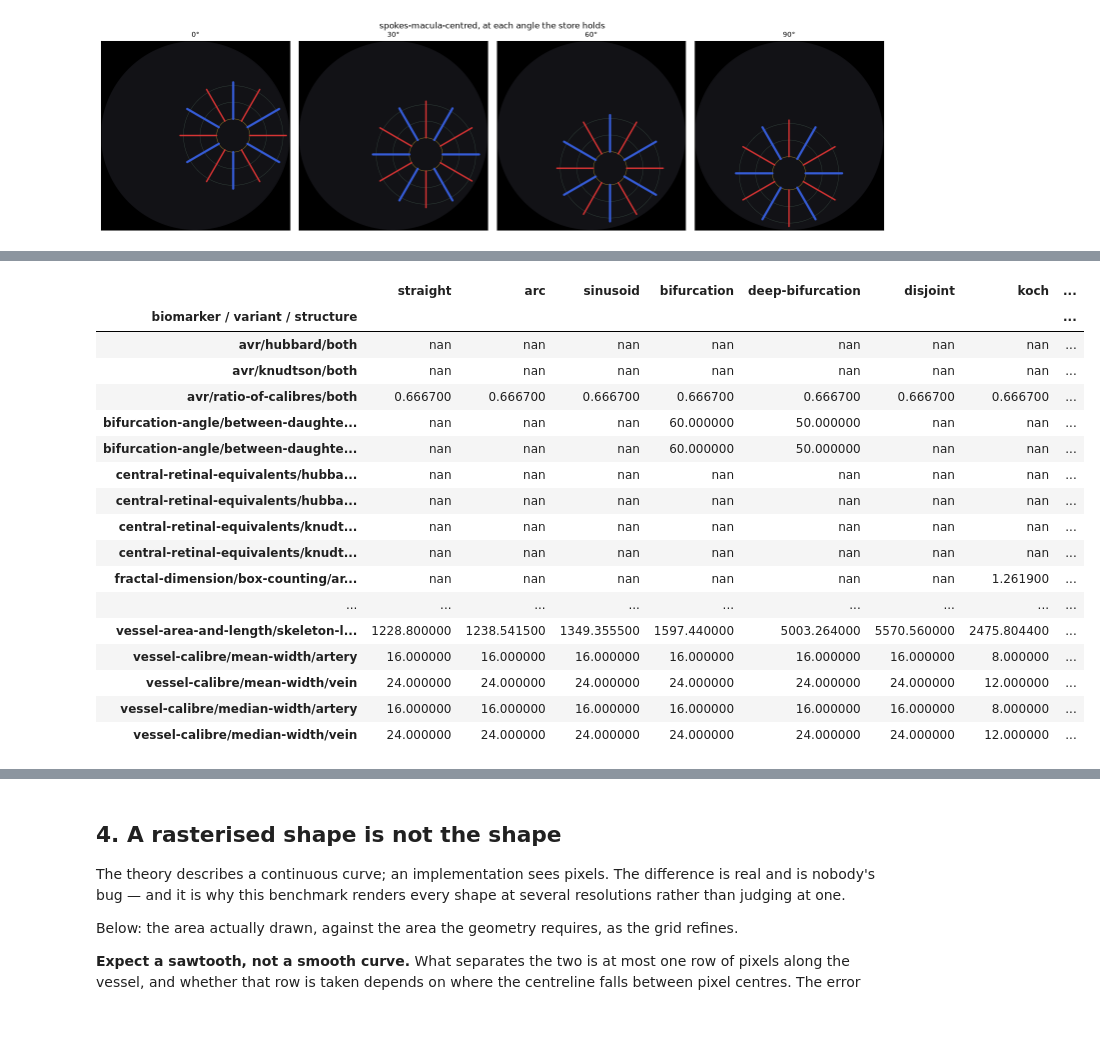
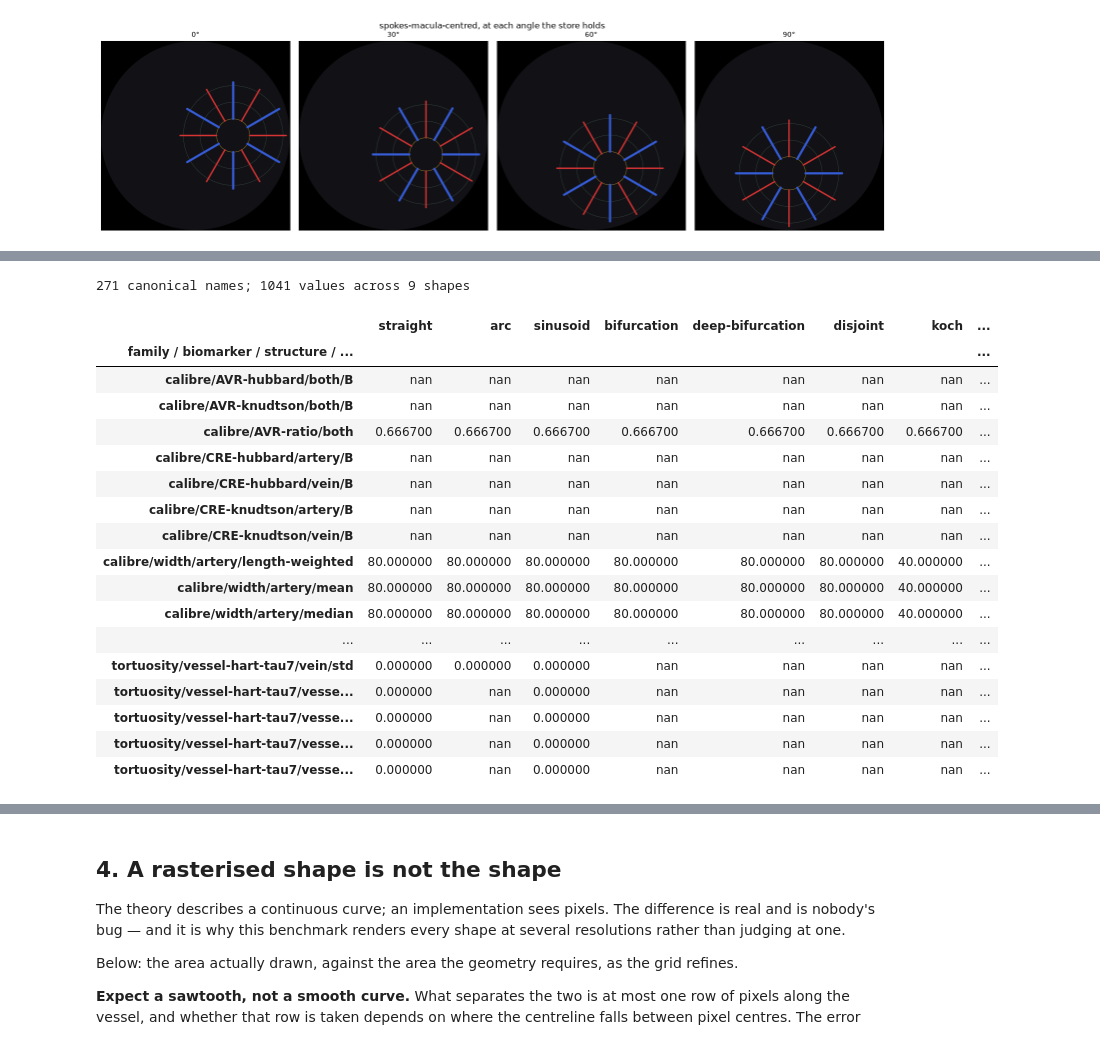
Before and after one commit to staskh/fundus-atlas, a Jupyter notebook: notebooks/biomarker-synthetic-shapes.ipynb, the cells around one changed output, grey strips where cells are left out. Cells and saved outputs as stored; diff of their text form; code cells hidden in the pictures.

```diff
--- a/notebooks/biomarker-synthetic-shapes.ipynb
+++ b/notebooks/biomarker-synthetic-shapes.ipynb
@@ -138,38 +149,40 @@ enough, and the four rotations of each carry the same numbers.
 # %%
 theory = pd.DataFrame(
     {family: truth[f"{family}-{SIDE}-000"] for family in FAMILIES}
 ).sort_index()
-theory.index.name = "biomarker / variant / structure"
+theory.index.name = "family / biomarker / structure / [roi] / [statistic]"
 assert all(
     truth[f"{family}-{SIDE}-{round(angle):03d}"] == truth[f"{family}-{SIDE}-000"]
     for family in FAMILIES
     for angle in ROTATIONS
 ), "a rotation changed what the geometry requires, which it must never do"
+print(f"{len(theory)} canonical names; {int(theory.notna().sum().sum())} values across {len(FAMILIES)} shapes")
 theory.round(4).style.set_table_styles(
     [
         {"selector": "th.row_heading", "props": [("text-align", "left")]},
         {"selector": "th.index_name", "props": [("text-align", "left")]},
     ]
 )
 # %% [output]
+271 canonical names; 1041 values across 9 shapes
 |  | straight | arc | sinusoid | bifurcation | deep-bifurcation | disjoint | koch | ... |
-| biomarker / variant / structure |  |  |  |  |  |  |  | ... |
-| avr/hubbard/both | nan | nan | nan | nan | nan | nan | nan | ... |
-| avr/knudtson/both | nan | nan | nan | nan | nan | nan | nan | ... |
-| avr/ratio-of-calibres/both | 0.666700 | 0.666700 | 0.666700 | 0.666700 | 0.666700 | 0.666700 | 0.666700 | ... |
-| bifurcation-angle/between-daughte... | nan | nan | nan | 60.000000 | 50.000000 | nan | nan | ... |
-| bifurcation-angle/between-daughte... | nan | nan | nan | 60.000000 | 50.000000 | nan | nan | ... |
-| central-retinal-equivalents/hubba... | nan | nan | nan | nan | nan | nan | nan | ... |
-| central-retinal-equivalents/hubba... | nan | nan | nan | nan | nan | nan | nan | ... |
-| central-retinal-equivalents/knudt... | nan | nan | nan | nan | nan | nan | nan | ... |
-| central-retinal-equivalents/knudt... | nan | nan | nan | nan | nan | nan | nan | ... |
-| fractal-dimension/box-counting/ar... | nan | nan | nan | nan | nan | nan | 1.261900 | ... |
+| family / biomarker / structure / ... |  |  |  |  |  |  |  | ... |
+| calibre/AVR-hubbard/both/B | nan | nan | nan | nan | nan | nan | nan | ... |
+| calibre/AVR-knudtson/both/B | nan | nan | nan | nan | nan | nan | nan | ... |
+| calibre/AVR-ratio/both | 0.666700 | 0.666700 | 0.666700 | 0.666700 | 0.666700 | 0.666700 | 0.666700 | ... |
+| calibre/CRE-hubbard/artery/B | nan | nan | nan | nan | nan | nan | nan | ... |
+| calibre/CRE-hubbard/vein/B | nan | nan | nan | nan | nan | nan | nan | ... |
+| calibre/CRE-knudtson/artery/B | nan | nan | nan | nan | nan | nan | nan | ... |
+| calibre/CRE-knudtson/vein/B | nan | nan | nan | nan | nan | nan | nan | ... |
+| calibre/width/artery/length-weighted | 80.000000 | 80.000000 | 80.000000 | 80.000000 | 80.000000 | 80.000000 | 40.000000 | ... |
+| calibre/width/artery/mean | 80.000000 | 80.000000 | 80.000000 | 80.000000 | 80.000000 | 80.000000 | 40.000000 | ... |
+| calibre/width/artery/median | 80.000000 | 80.000000 | 80.000000 | 80.000000 | 80.000000 | 80.000000 | 40.000000 | ... |
 | ... | ... | ... | ... | ... | ... | ... | ... | ... |
-| vessel-area-and-length/skeleton-l... | 1228.800000 | 1238.541500 | 1349.355500 | 1597.440000 | 5003.264000 | 5570.560000 | 2475.804400 | ... |
-| vessel-calibre/mean-width/artery | 16.000000 | 16.000000 | 16.000000 | 16.000000 | 16.000000 | 16.000000 | 8.000000 | ... |
-| vessel-calibre/mean-width/vein | 24.000000 | 24.000000 | 24.000000 | 24.000000 | 24.000000 | 24.000000 | 12.000000 | ... |
-| vessel-calibre/median-width/artery | 16.000000 | 16.000000 | 16.000000 | 16.000000 | 16.000000 | 16.000000 | 8.000000 | ... |
-| vessel-calibre/median-width/vein | 24.000000 | 24.000000 | 24.000000 | 24.000000 | 24.000000 | 24.000000 | 12.000000 | ... |
+| tortuosity/vessel-hart-tau7/vein/std | 0.000000 | 0.000000 | 0.000000 | nan | nan | nan | nan | ... |
+| tortuosity/vessel-hart-tau7/vesse... | 0.000000 | nan | 0.000000 | nan | nan | nan | nan | ... |
+| tortuosity/vessel-hart-tau7/vesse... | 0.000000 | nan | 0.000000 | nan | nan | nan | nan | ... |
+| tortuosity/vessel-hart-tau7/vesse... | 0.000000 | nan | 0.000000 | nan | nan | nan | nan | ... |
+| tortuosity/vessel-hart-tau7/vesse... | 0.000000 | nan | 0.000000 | nan | nan | nan | nan | ... |
 # %% [markdown]
 ## 3. The derivations
 
```
Also changed, not shown: parts of 6 cells of this notebook, 30 other files.
